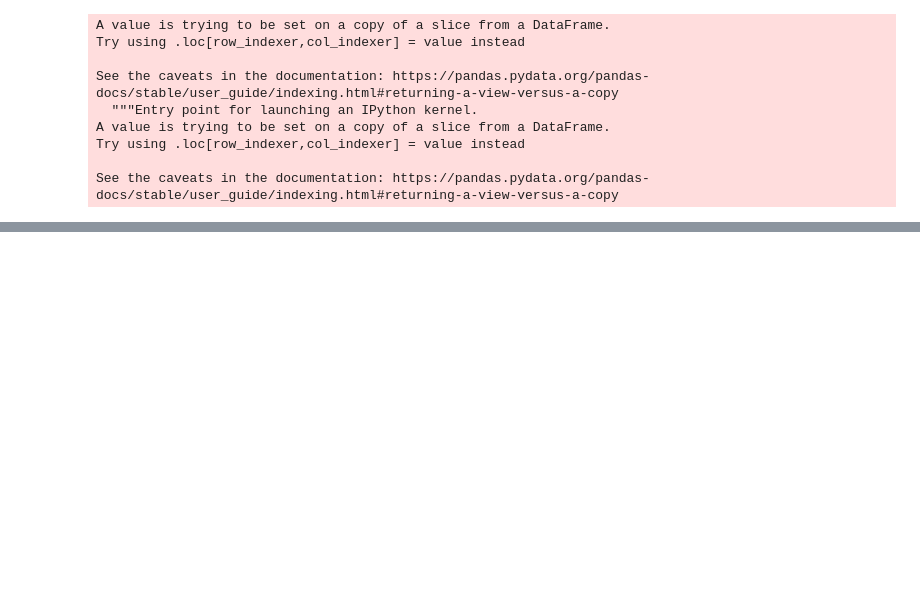
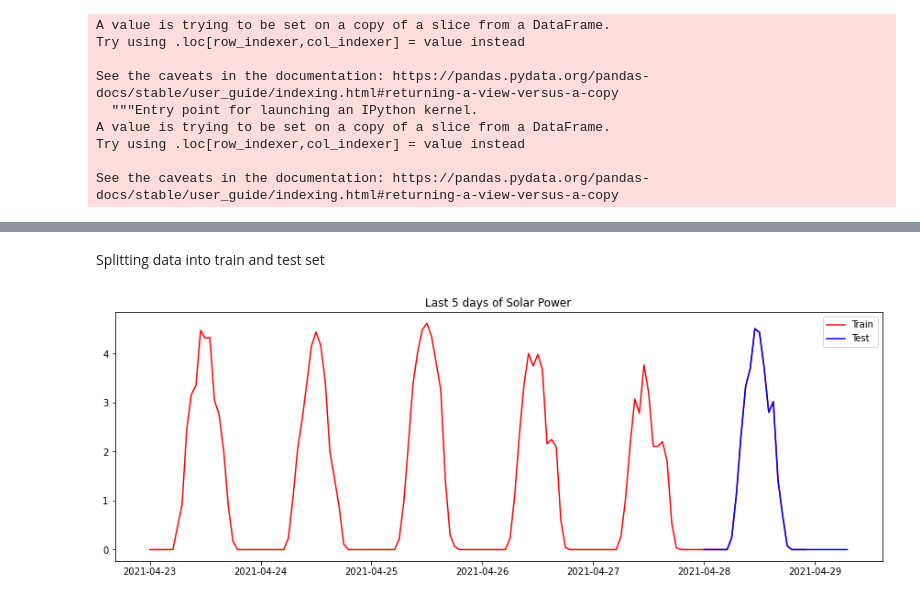
Before and after one commit to Mukunds0507333/Time-Series_PV-System-Output, a Jupyter notebook: Forecasting_PV_Power_Generation.ipynb, the cells around one changed output, grey strips where cells are left out. Saved outputs shown, nothing was run; the diff lists cells and outputs as text; code cells hidden in the pictures; blank space fills up the shorter version.

```diff
--- a/Forecasting_PV_Power_Generation.ipynb
+++ b/Forecasting_PV_Power_Generation.ipynb
@@ -173,0 +331,13 @@ df['seasonal_diff'].plot();
+# %% [markdown]
+Splitting data into train and test set
+# %%
+train=df['POWER']['2021-04-23':'2021-04-28']
+test=df['POWER']['2021-04-28':]
+plt.figure(figsize=(15,5));
+plt.plot(train,label='Train',color='red');
+plt.plot(test,label='Test',color='blue');
+plt.title('Last 5 days of Solar Power');
+plt.legend();
+plt.show();
+# %% [output]
+[figure, added]
```
Also changed, not shown: parts of 41 cells of this notebook, 1 other file.
